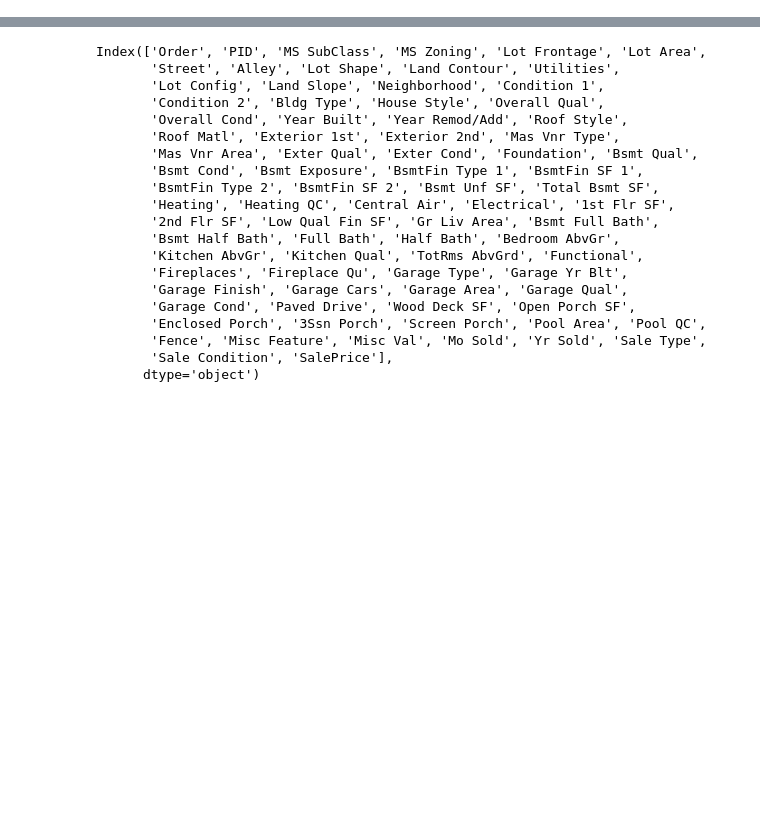
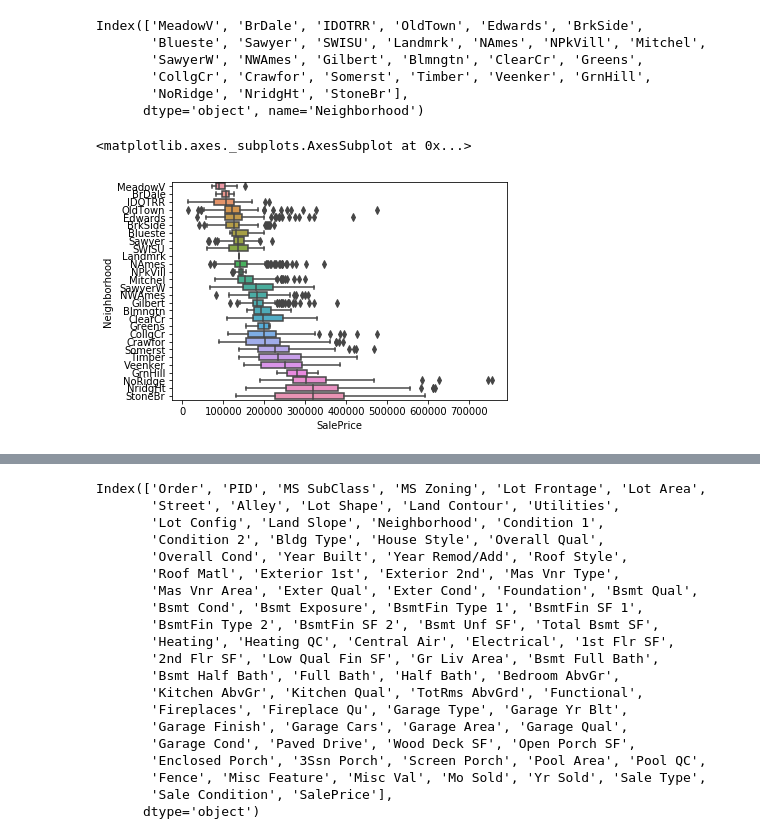
Before and after one commit to dabl/dabl, a Jupyter notebook: testing.ipynb, the cells around one changed output, grey strips where cells are left out. Cells and saved outputs as stored; diff of their text form; code cells hidden in the pictures; blank space fills up the shorter version.

```diff
--- a/testing.ipynb
+++ b/testing.ipynb
@@ -34,0 +204,15 @@ ames = pd.read_excel("/home/andy/datasets/AmesHousing.xls")
+# %%
+asdf = ames.groupby('Neighborhood').SalePrice.median()
+# %% [output]
+Index(['MeadowV', 'BrDale', 'IDOTRR', 'OldTown', 'Edwards', 'BrkSide',
+       'Blueste', 'Sawyer', 'SWISU', 'Landmrk', 'NAmes', 'NPkVill', 'Mitchel',
+       'SawyerW', 'NWAmes', 'Gilbert', 'Blmngtn', 'ClearCr', 'Greens',
+       'CollgCr', 'Crawfor', 'Somerst', 'Timber', 'Veenker', 'GrnHill',
+       'NoRidge', 'NridgHt', 'StoneBr'],
+      dtype='object', name='Neighborhood')
+# %%
+import seaborn as sns
+sns.boxplot(x="SalePrice", y="Neighborhood", data=ames, order=asdf.sort_values().index)
+# %% [output]
+<matplotlib.axes._subplots.AxesSubplot at 0x...>
+[figure, added]
```
Also changed, not shown: parts of 27 cells of this notebook, 3 other files.
